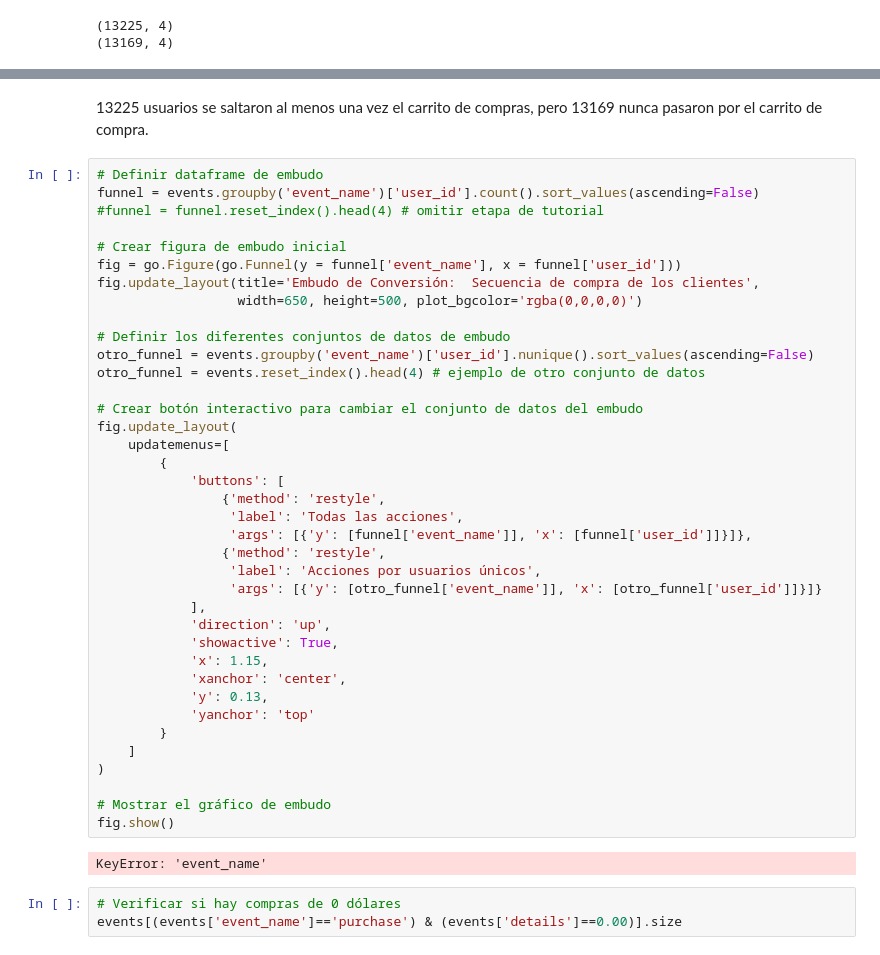
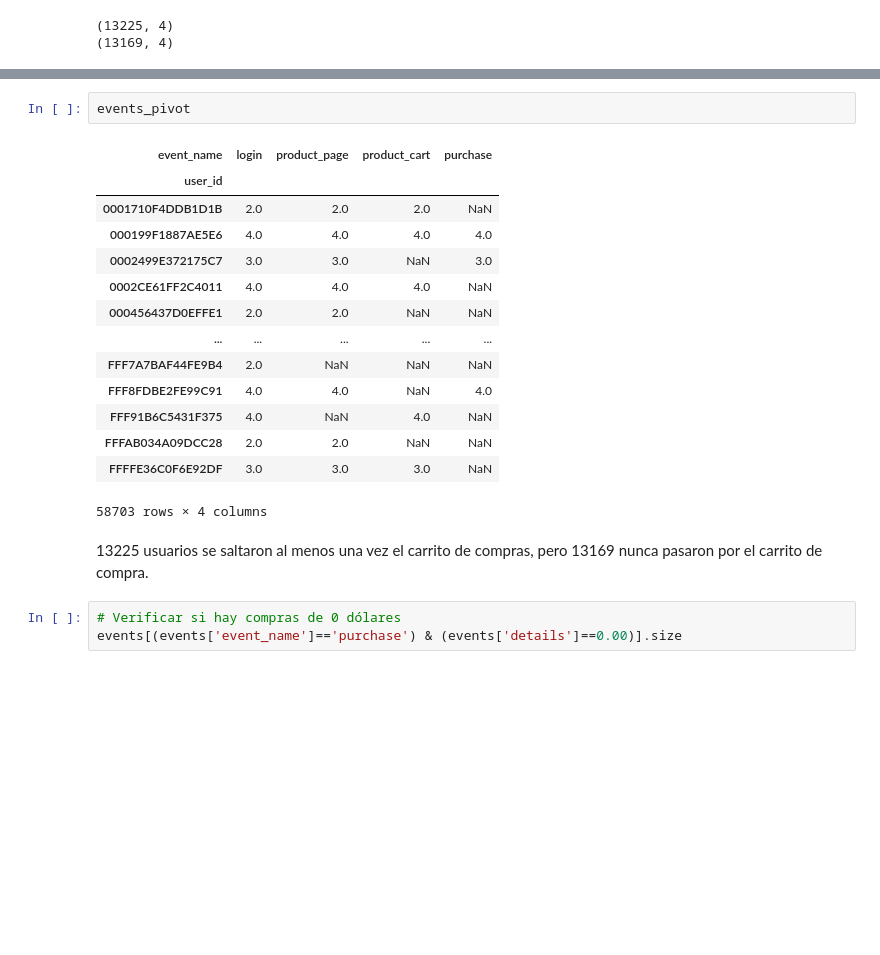
Before and after one commit to ScinDBad/DA_proyecto_final, a Jupyter notebook: test_ab.ipynb, the cells around one changed output, grey strips where cells are left out. Drawn from its saved outputs; the diff is of its cells as text; blank space fills up the shorter version.

```diff
--- a/test_ab.ipynb
+++ b/test_ab.ipynb
@@ -312,45 +360,22 @@ print(events_pivot.query('purchase > product_cart and product_cart==0').shape) #
+# %%
+events_pivot
+# %% [output]
+| event_name | login | product_page | product_cart | purchase |
+| user_id |  |  |  |  |
+| 0001710F4DDB1D1B | 2.0 | 2.0 | 2.0 | NaN |
+| 000199F1887AE5E6 | 4.0 | 4.0 | 4.0 | 4.0 |
+| 0002499E372175C7 | 3.0 | 3.0 | NaN | 3.0 |
+| 0002CE61FF2C4011 | 4.0 | 4.0 | 4.0 | NaN |
+| 000456437D0EFFE1 | 2.0 | 2.0 | NaN | NaN |
+| ... | ... | ... | ... | ... |
+| FFF7A7BAF44FE9B4 | 2.0 | NaN | NaN | NaN |
+| FFF8FDBE2FE99C91 | 4.0 | 4.0 | NaN | 4.0 |
+| FFF91B6C5431F375 | 4.0 | NaN | 4.0 | NaN |
+| FFFAB034A09DCC28 | 2.0 | 2.0 | NaN | NaN |
+| FFFFE36C0F6E92DF | 3.0 | 3.0 | 3.0 | NaN |
+58703 rows × 4 columns
 # %% [markdown]
 13225 usuarios se saltaron al menos una vez el carrito de compras, pero 13169 nunca pasaron por el carrito de compra.
-# %%
-# Definir dataframe de embudo
-funnel = events.groupby('event_name')['user_id'].count().sort_values(ascending=False)
-#funnel = funnel.reset_index().head(4) # omitir etapa de tutorial
-
-# Crear figura de embudo inicial
-fig = go.Figure(go.Funnel(y = funnel['event_name'], x = funnel['user_id']))
-fig.update_layout(title='Embudo de Conversión:  Secuencia de compra de los clientes',
-                  width=650, height=500, plot_bgcolor='rgba(0,0,0,0)')
-
-# Definir los diferentes conjuntos de datos de embudo
-otro_funnel = events.groupby('event_name')['user_id'].nunique().sort_values(ascending=False)
-otro_funnel = events.reset_index().head(4) # ejemplo de otro conjunto de datos
-
-# Crear botón interactivo para cambiar el conjunto de datos del embudo
-fig.update_layout(
-    updatemenus=[
-        {
-            'buttons': [
-                {'method': 'restyle',
-                 'label': 'Todas las acciones',
-                 'args': [{'y': [funnel['event_name']], 'x': [funnel['user_id']]}]},
-                {'method': 'restyle',
-                 'label': 'Acciones por usuarios únicos',
-                 'args': [{'y': [otro_funnel['event_name']], 'x': [otro_funnel['user_id']]}]}
-            ],
-            'direction': 'up',
-            'showactive': True,
-            'x': 1.15,
-            'xanchor': 'center',
-            'y': 0.13,
-            'yanchor': 'top'
-        }
-    ]
-)
-
-# Mostrar el gráfico de embudo
-fig.show()
-# %% [output]
-KeyError: 'event_name'
 # %%
 # Verificar si hay compras de 0 dólares
 events[(events['event_name']=='purchase') & (events['details']==0.00)].size
```
Also changed, not shown: parts of 8 cells of this notebook.
